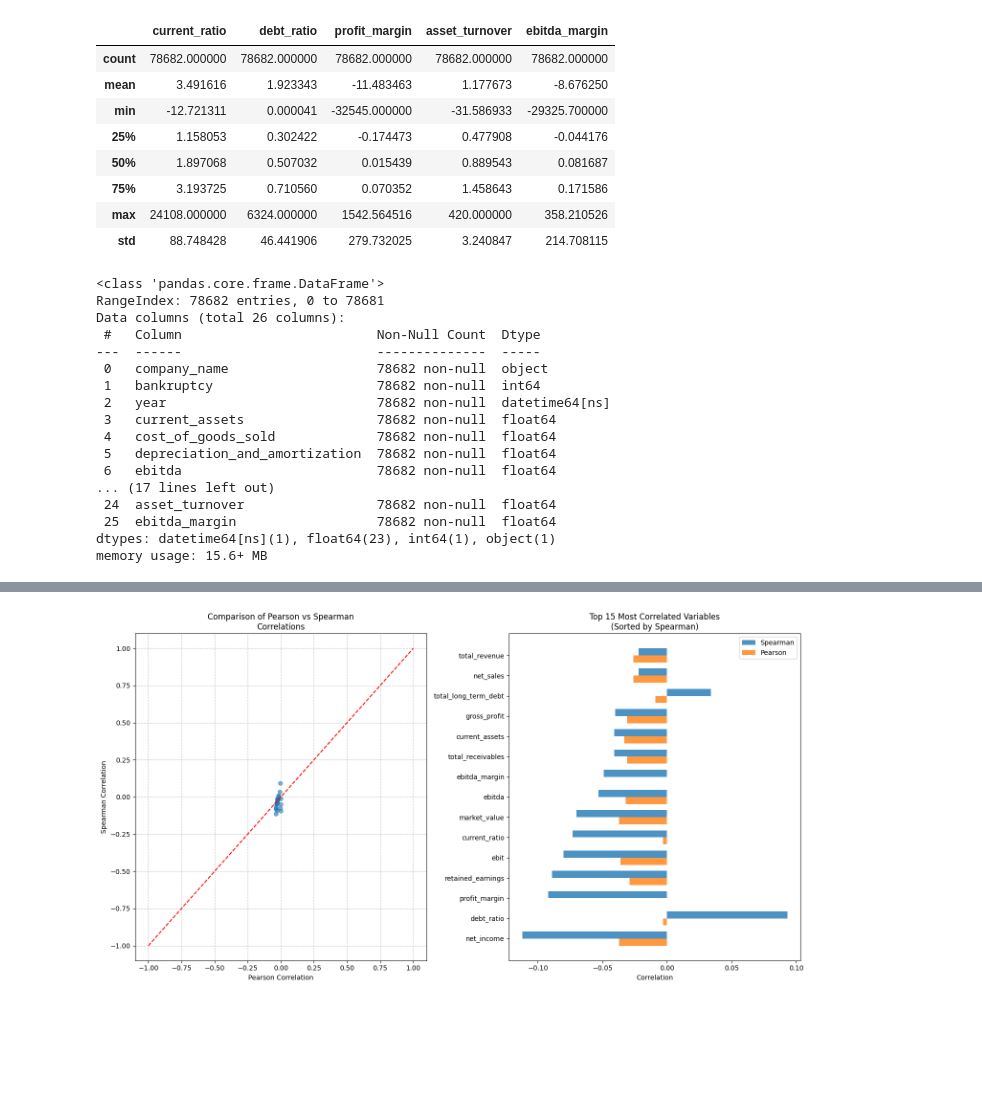
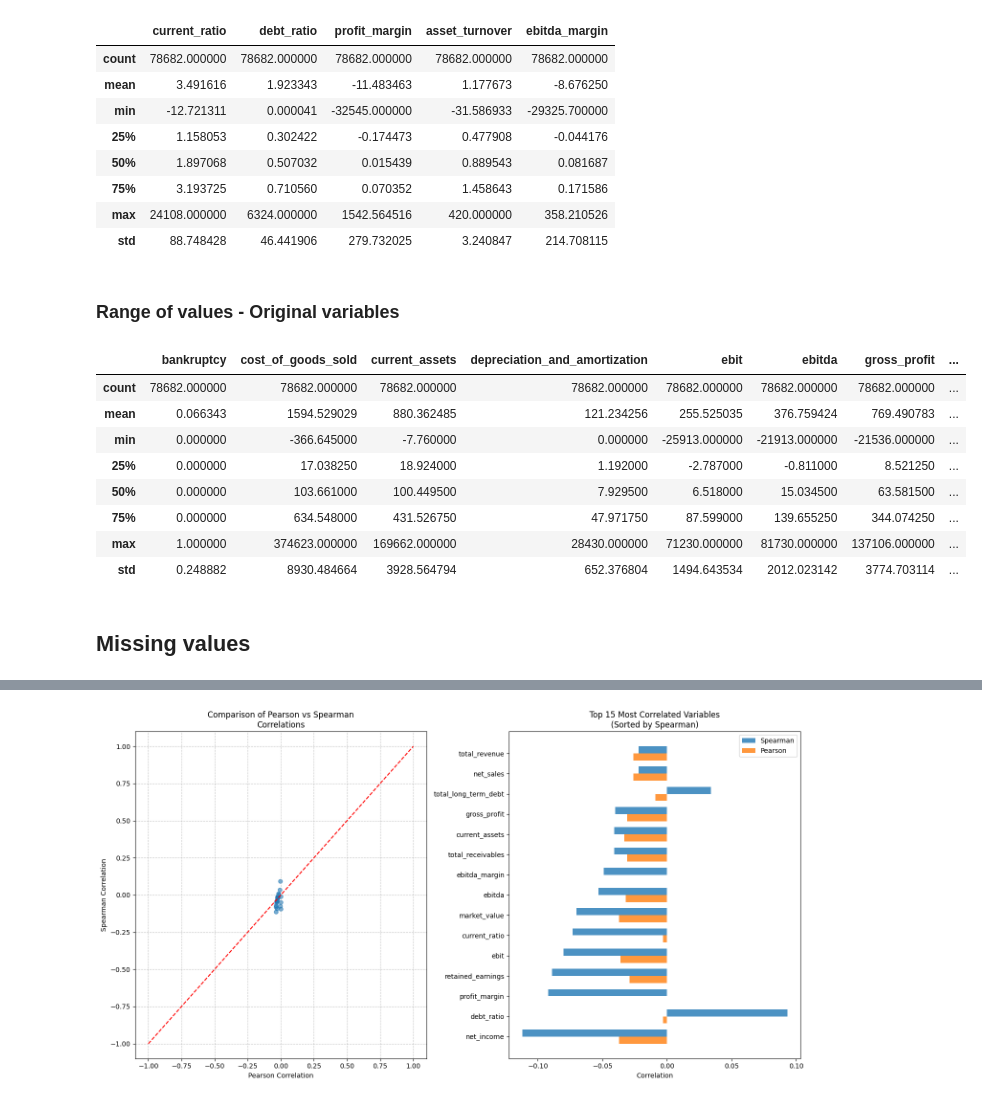
Before and after one commit to AlexanderPelaezJimenez/midtermn_project_mlzoomcamp_2024, a Jupyter notebook: notebooks/notebook.ipynb, the cells around one changed output, grey strips where cells are left out. Cells and saved outputs as stored; diff of their text form; code cells hidden in the pictures; blank space fills up the shorter version.

```diff
--- a/notebooks/notebook.ipynb
+++ b/notebooks/notebook.ipynb
@@ -197,23 +199,19 @@ df_with_ratios.describe()[financial_ratios]
 | 75% | 3.193725 | 0.710560 | 0.070352 | 1.458643 | 0.171586 |
 | max | 24108.000000 | 6324.000000 | 1542.564516 | 420.000000 | 358.210526 |
 | std | 88.748428 | 46.441906 | 279.732025 | 3.240847 | 214.708115 |
-# %%
-df.info()
-# %% [output]
-<class 'pandas.core.frame.DataFrame'>
-RangeIndex: 78682 entries, 0 to 78681
-Data columns (total 26 columns):
- #   Column                         Non-Null Count  Dtype
----  ------                         --------------  -----
- 0   company_name                   78682 non-null  object
- 1   bankruptcy                     78682 non-null  int64
- 2   year                           78682 non-null  datetime64[ns]
- 3   current_assets                 78682 non-null  float64
- 4   cost_of_goods_sold             78682 non-null  float64
- 5   depreciation_and_amortization  78682 non-null  float64
- 6   ebitda                         78682 non-null  float64
-... (17 lines left out)
- 24  asset_turnover                 78682 non-null  float64
- 25  ebitda_margin                  78682 non-null  float64
-dtypes: datetime64[ns](1), float64(23), int64(1), object(1)
-memory usage: 15.6+ MB
+# %% [markdown]
+### Range of values - Original variables
+# %%
+df_with_ratios[df_with_ratios.columns.difference(financial_ratios)].describe()
+# %% [output]
+|  | bankruptcy | cost_of_goods_sold | current_assets | depreciation_and_amortization | ebit | ebitda | gross_profit | ... |
+| count | 78682.000000 | 78682.000000 | 78682.000000 | 78682.000000 | 78682.000000 | 78682.000000 | 78682.000000 | ... |
+| mean | 0.066343 | 1594.529029 | 880.362485 | 121.234256 | 255.525035 | 376.759424 | 769.490783 | ... |
+| min | 0.000000 | -366.645000 | -7.760000 | 0.000000 | -25913.000000 | -21913.000000 | -21536.000000 | ... |
+| 25% | 0.000000 | 17.038250 | 18.924000 | 1.192000 | -2.787000 | -0.811000 | 8.521250 | ... |
+| 50% | 0.000000 | 103.661000 | 100.449500 | 7.929500 | 6.518000 | 15.034500 | 63.581500 | ... |
+| 75% | 0.000000 | 634.548000 | 431.526750 | 47.971750 | 87.599000 | 139.655250 | 344.074250 | ... |
+| max | 1.000000 | 374623.000000 | 169662.000000 | 28430.000000 | 71230.000000 | 81730.000000 | 137106.000000 | ... |
+| std | 0.248882 | 8930.484664 | 3928.564794 | 652.376804 | 1494.643534 | 2012.023142 | 3774.703114 | ... |
+# %% [markdown]
+## Missing values
```
Also changed, not shown: parts of 10 cells of this notebook, 6 other files.
